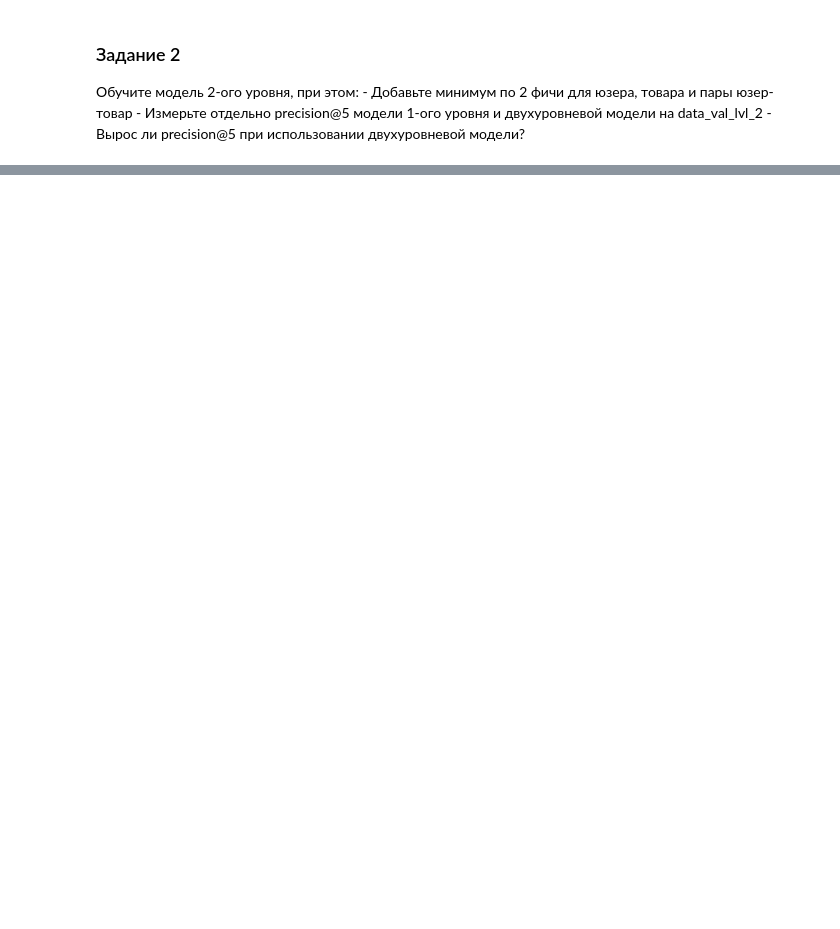
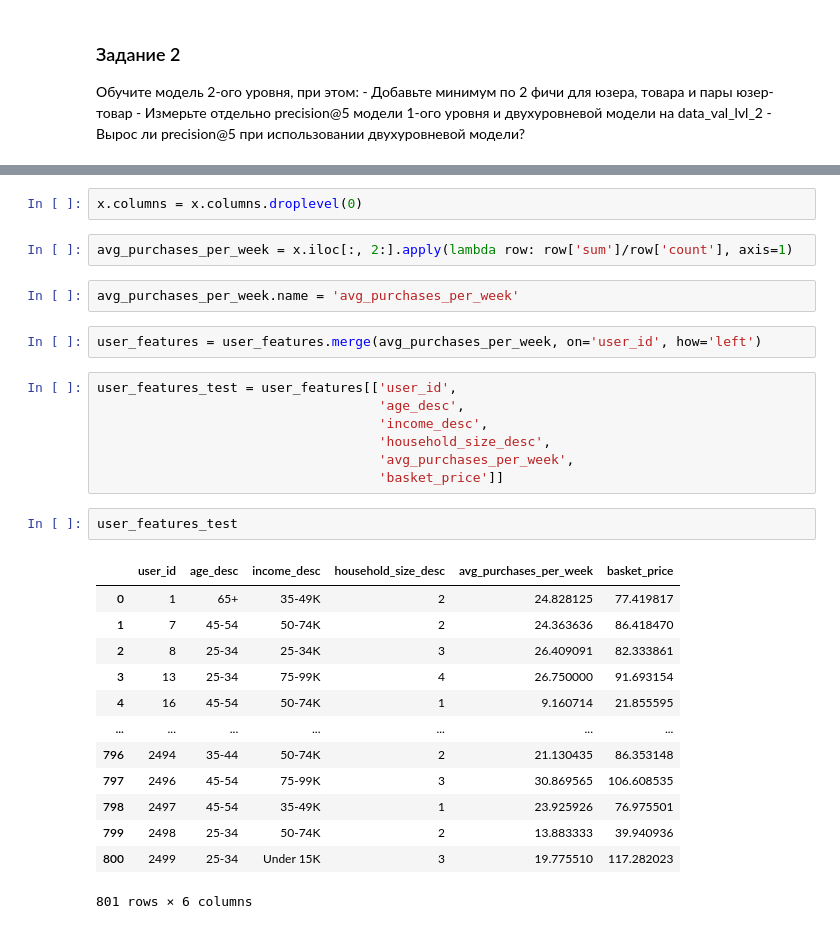
Before and after one commit to slowwavesleep/RecSysCourse, a Jupyter notebook: HW6/HW6.ipynb, the cells around one changed output, grey strips where cells are left out. Cells and saved outputs as stored; diff of their text form; blank space fills up the shorter version.

```diff
--- a/HW6/HW6.ipynb
+++ b/HW6/HW6.ipynb
@@ -167,0 +306,31 @@ result_als
+# %%
+x.columns = x.columns.droplevel(0)
+# %%
+avg_purchases_per_week = x.iloc[:, 2:].apply(lambda row: row['sum']/row['count'], axis=1)
+# %%
+avg_purchases_per_week.name = 'avg_purchases_per_week'
+# %%
+user_features = user_features.merge(avg_purchases_per_week, on='user_id', how='left')
+# %%
+user_features_test = user_features[['user_id',
+                                    'age_desc',
+                                    'income_desc',
+                                    'household_size_desc',
+                                    'avg_purchases_per_week',
+                                    'basket_price']]
+# %%
+user_features_test
+# %% [output]
+|  | user_id | age_desc | income_desc | household_size_desc | avg_purchases_per_week | basket_price |
+| 0 | 1 | 65+ | 35-49K | 2 | 24.828125 | 77.419817 |
+| 1 | 7 | 45-54 | 50-74K | 2 | 24.363636 | 86.418470 |
+| 2 | 8 | 25-34 | 25-34K | 3 | 26.409091 | 82.333861 |
+| 3 | 13 | 25-34 | 75-99K | 4 | 26.750000 | 91.693154 |
+| 4 | 16 | 45-54 | 50-74K | 1 | 9.160714 | 21.855595 |
+| ... | ... | ... | ... | ... | ... | ... |
+| 796 | 2494 | 35-44 | 50-74K | 2 | 21.130435 | 86.353148 |
+| 797 | 2496 | 45-54 | 75-99K | 3 | 30.869565 | 106.608535 |
+| 798 | 2497 | 45-54 | 35-49K | 1 | 23.925926 | 76.975501 |
+| 799 | 2498 | 25-34 | 50-74K | 2 | 13.883333 | 39.940936 |
+| 800 | 2499 | 25-34 | Under 15K | 3 | 19.775510 | 117.282023 |
+801 rows × 6 columns
```
Also changed, not shown: parts of 58 cells of this notebook, 1 other file.
